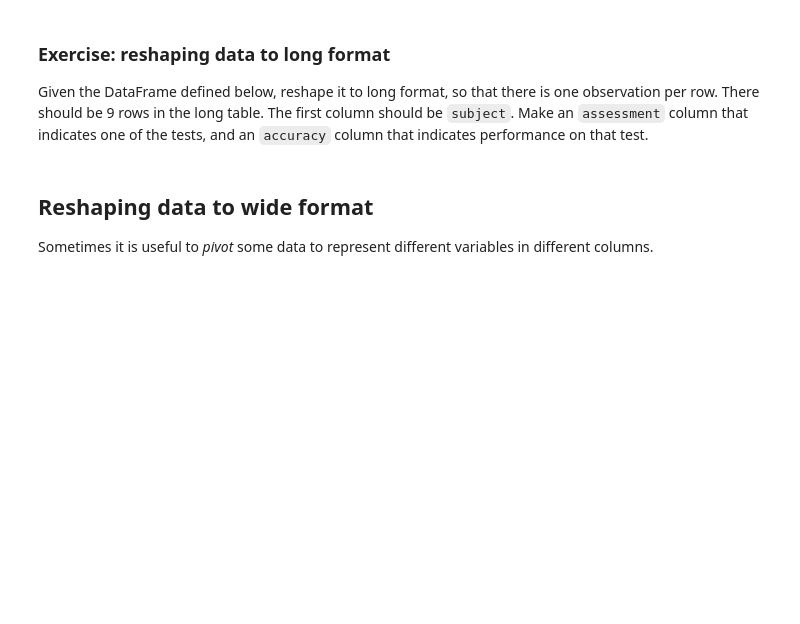
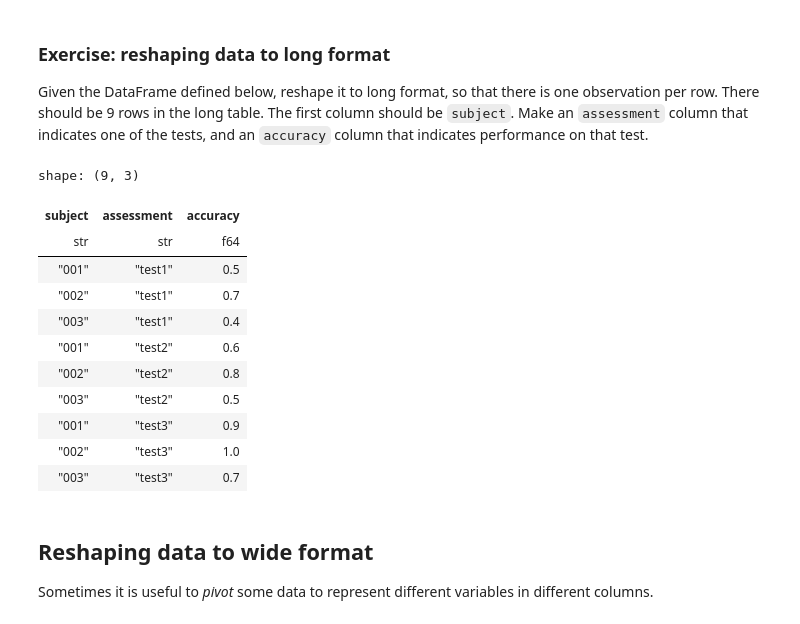
Before and after one commit to corruptedstar/datascipsych, a Jupyter notebook: assignments/assignment9/data_cleaning.ipynb, the cells around one changed output. Cells and saved outputs as stored; diff of their text form; code cells hidden in the pictures; blank space fills up the shorter version.

```diff
--- a/assignments/assignment9/data_cleaning.ipynb
+++ b/assignments/assignment9/data_cleaning.ipynb
@@ -519,13 +540,32 @@ Given the DataFrame defined below, reshape it to long format, so that there is o
 # %%
 df = pl.DataFrame(
     {
         "subject": ["001", "002", "003"],
         "test1": [0.5, 0.7, 0.4],
         "test2": [0.6, 0.8, 0.5],
         "test3": [0.9, 1.0, 0.7],
     }
 )
-# answer here
+unpivoted2 = df.unpivot(
+    ["test1", "test2", "test3"],
+    index="subject",
+    variable_name="assessment",
+    value_name="accuracy",
+)
+unpivoted2
+# %% [output]
+shape: (9, 3)
+| subject | assessment | accuracy |
+| str | str | f64 |
+| "001" | "test1" | 0.5 |
+| "002" | "test1" | 0.7 |
+| "003" | "test1" | 0.4 |
+| "001" | "test2" | 0.6 |
+| "002" | "test2" | 0.8 |
+| "003" | "test2" | 0.5 |
+| "001" | "test3" | 0.9 |
+| "002" | "test3" | 1.0 |
+| "003" | "test3" | 0.7 |
 # %% [markdown]
 ## Reshaping data to wide format
 
```
Also changed, not shown: parts of 7 cells of this notebook, 3 other files.
